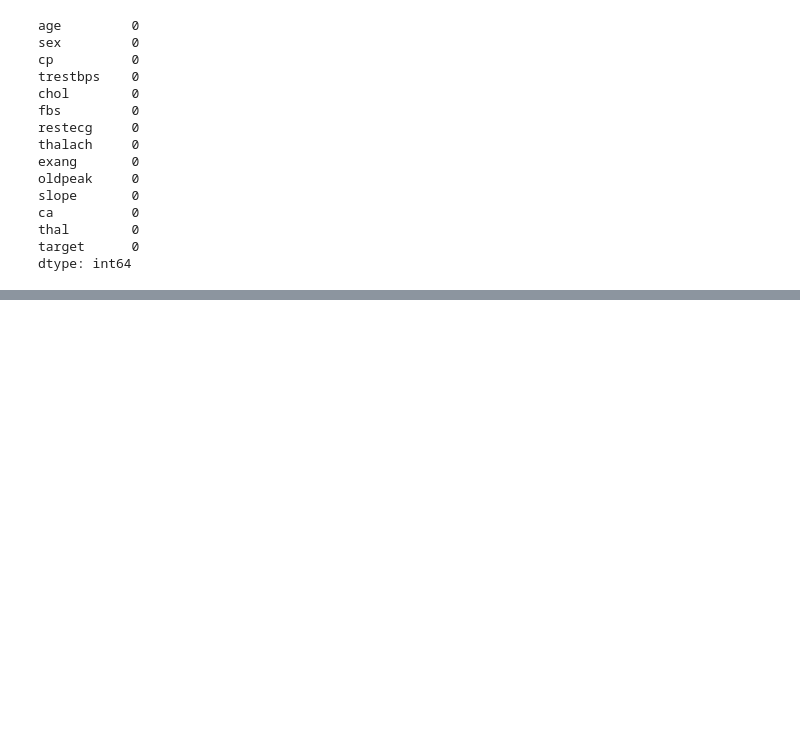
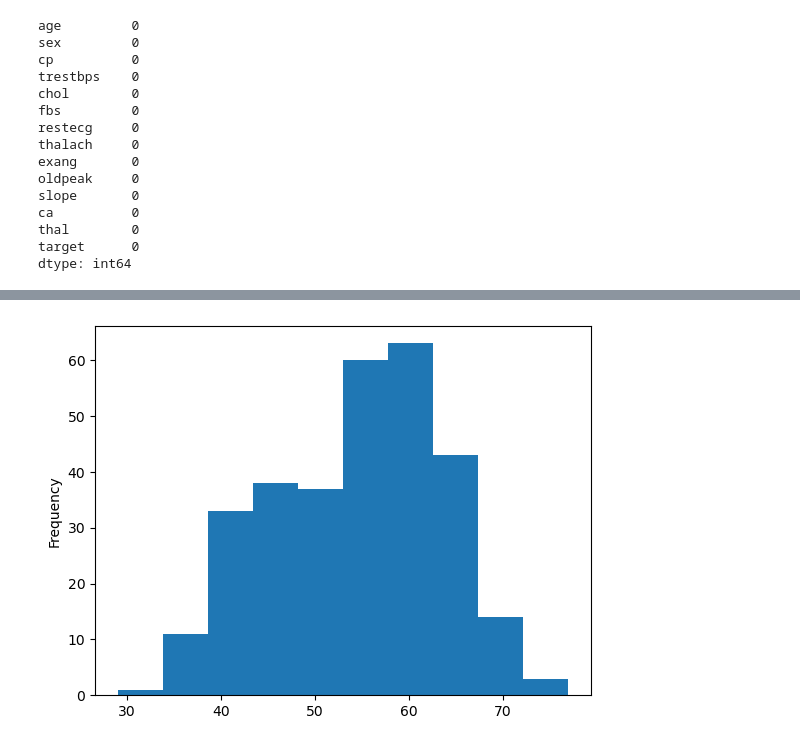
Before and after one commit to Tarun-Mittal-cell/HeartDiseasePredictionML, a Jupyter notebook: end-to-end-heart-disease-classification.ipynb, the cells around one changed output, grey strips where cells are left out. Saved outputs shown, nothing was run; the diff lists cells and outputs as text; code cells hidden in the pictures; blank space fills up the shorter version.

```diff
--- a/end-to-end-heart-disease-classification.ipynb
+++ b/end-to-end-heart-disease-classification.ipynb
@@ -199,0 +226,5 @@ plt.xlabel("0 = No Disease, 1 = Disease")
+# %%
+# Check the distribution of the age column with a historgram
+df.age.plot.hist();
+# %% [output]
+[figure, added]
```
Also changed, not shown: parts of 12 cells of this notebook.
